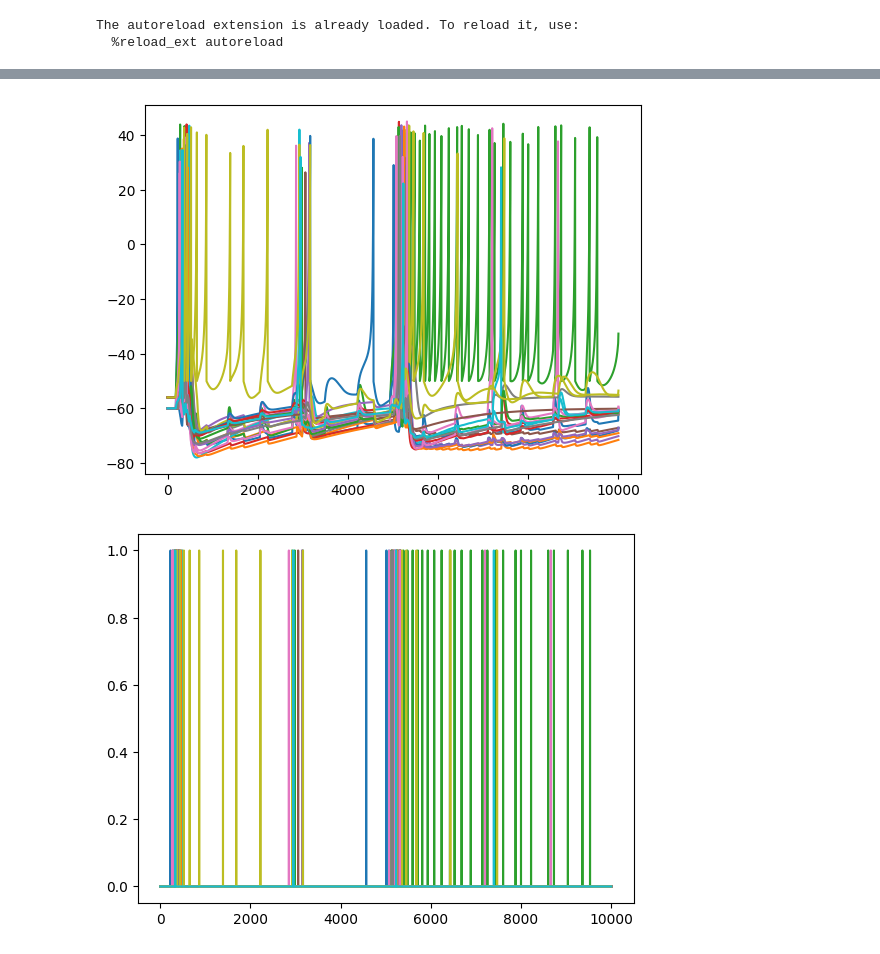
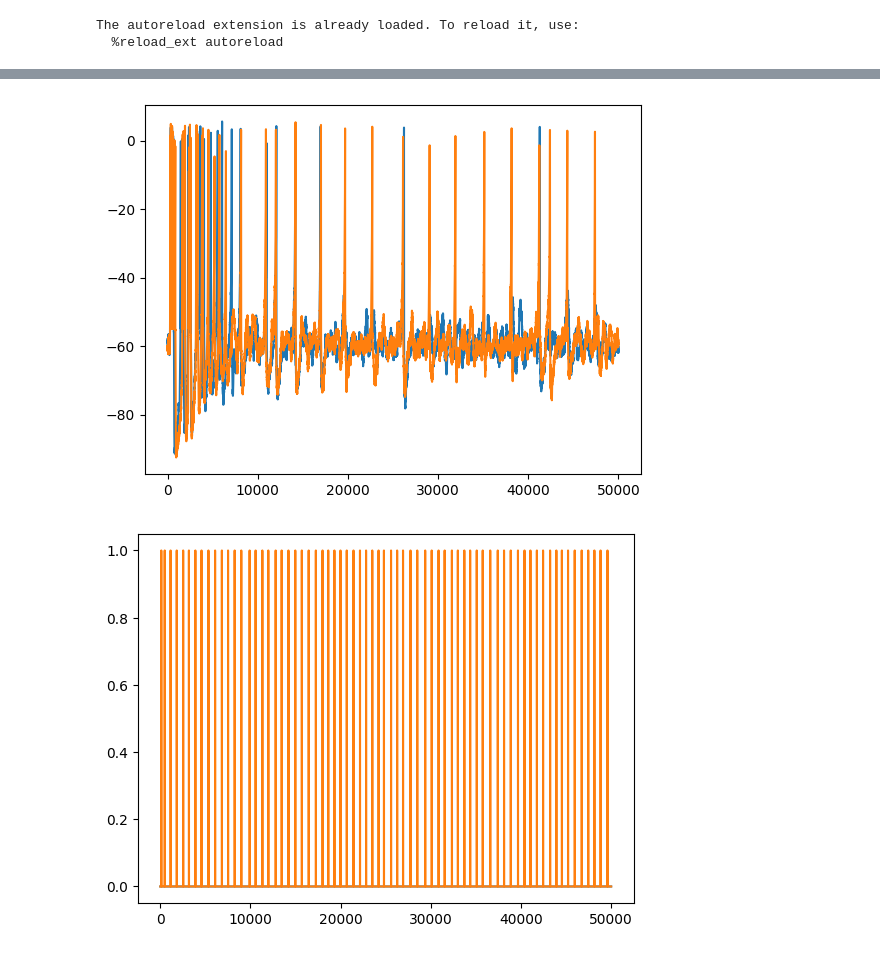
Before and after one commit to Dalsaetra/NeuroSimV3, a Jupyter notebook: python/src/notebook2.ipynb, the cells around one changed output, grey strips where cells are left out. Drawn from its saved outputs; the diff is of its cells as text; code cells hidden in the pictures.

Commit message:
Actually some plasticity progress, but fear it doesn't depend directly on the input

```diff
--- a/python/src/notebook2.ipynb
+++ b/python/src/notebook2.ipynb
@@ -16,13 +16,13 @@ from overhead import Simulation
 dt = 0.1
 # %%
 # Neuron population parameters
-layer_distribution = [2, 20, 2]
+layer_distribution = [2, 10, 2]
 n_layers = 3
 neuron_types = ["TRN", "p23", "nb"]
 n_neuron_types = len(neuron_types)
 inhibitory = [False, False, True]
 dist_layer1 = np.array([1, 0, 0])
-dist_layer2 = np.array([0, 8, 2])
+dist_layer2 = np.array([0, 8, 0])
 dist_layer3 = np.array([1, 0, 0])
 neuron_distribution = [dist_layer1, dist_layer2, dist_layer3]
 threshold_decay = np.exp(-dt / 5)
@@ -49,7 +49,7 @@ neuron_pop = NeuronPopulation(
 )
 # %%
 # Connectome
-max_synapses = 18
+max_synapses = 10
 synapse_strength = np.ones((n_layers, n_layers))
 # neuron_types = ["p23", "TRN", "b", "nb"]
 connectivity_probability = np.ones((n_layers, n_layers, n_neuron_types, n_neuron_types+2))
@@ -79,18 +94,19 @@ connectome = Connectome(
 # connectome.distances
 # %%
 sim = Simulation(connectome, dt, stepper_type="adapt")
+sim.plasticity.mirror_neurons = [(0, -2), (1, -1)]
 # %%
 weights_t0 = connectome.W.copy()
 # %%
 # connectome.W.copy()
 # %%
 I_ext = np.zeros((neuron_pop.n_neurons))
-I_ext[0] = 100
-I_ext[-2] = 100
+I_ext[1] = 100
+I_ext[2:-2] = 100
 
 # I_ext = 100
 
-for i in range(10000):
+for i in range(50000):
     sim.step(I_ext=I_ext)
     # print(sim.synapse_dynamics.g_ST)
     # if np.sum(sim.pre_spikes) > 0:
@@ -122,10 +177,10 @@ array([-62.91249251, -60.        , -60.68675711, -71.54528947,
 # %%
-plt.plot(np.array(sim.stats.Vs)[:, neuron_pop.get_neurons_from_layer(1)])
+plt.plot(np.array(sim.stats.Vs)[:, neuron_pop.get_neurons_from_layer(2)])
 plt.show()
 # %% [output]
-[figure, old version]
+[figure, new version]
 # %%
-plt.plot(np.array(sim.stats.spikes)[:, neuron_pop.get_neurons_from_layer(1)])
+plt.plot(np.array(sim.stats.spikes)[:, neuron_pop.get_neurons_from_layer(0)])
 plt.show()
 # %% [output]
-[figure, old version]
+[figure, new version]
```
Also changed, not shown: parts of 6 cells of this notebook, 3 other files.
